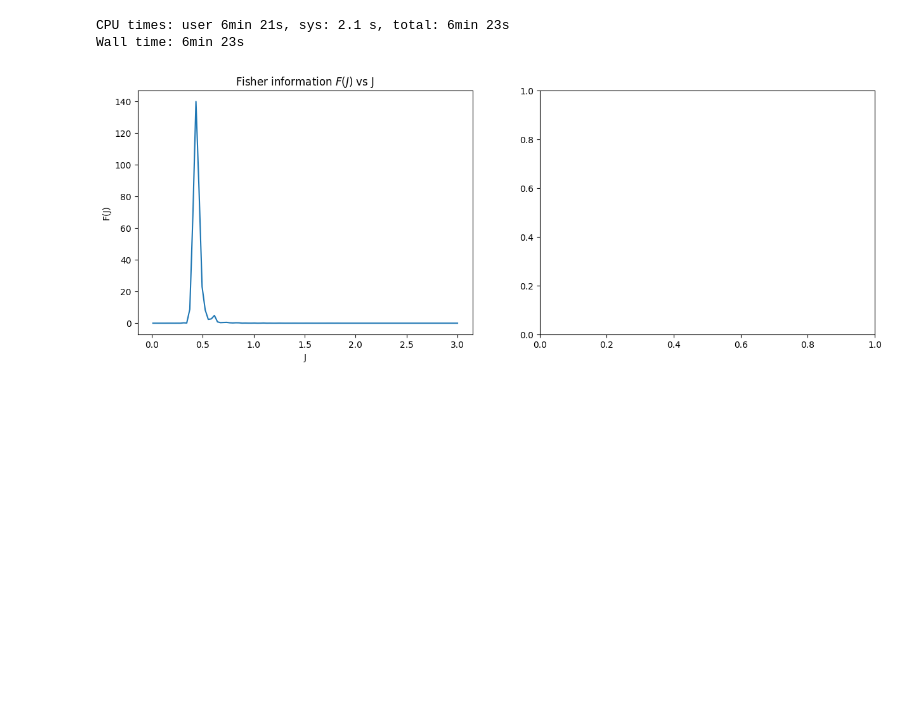
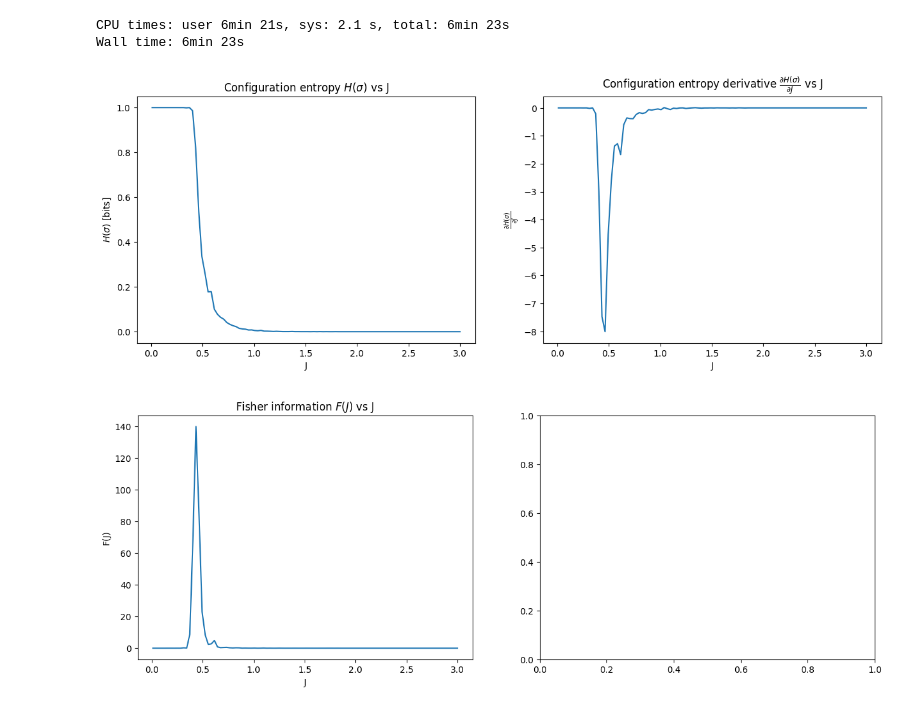
Before and after one commit to qianyangchen/IsingModel2D, a Jupyter notebook: Ising2D.ipynb, the cells around one changed output. Saved outputs shown, nothing was run; the diff lists cells and outputs as text; code cells hidden in the pictures; blank space fills up the shorter version.

```diff
--- a/Ising2D.ipynb
+++ b/Ising2D.ipynb
@@ -469,6 +471,21 @@ for j in Js:
 # %% [output]
 CPU times: user 6min 21s, sys: 2.1 s, total: 6min 23s
 Wall time: 6min 23s
+# %%
+etpSigmaDerv = get_derivatives(np.array(list(etpSigma.keys())), np.array(list(etpSigma.values())))
+fig, axes = plt.subplots(nrows=1, ncols=2, figsize=(15, 5))
+ax = axes[0]
+ax.plot(etpSigma.keys(), etpSigma.values())
+ax.set_title(r'Configuration entropy $H(\sigma)$ vs J');
+ax.set_xlabel('J');
+ax.set_ylabel(r'$H(\sigma)$ [bits]');
+ax = axes[1]
+ax.plot(etpSigma.keys(), etpSigmaDerv)
+ax.set_title(r'Configuration entropy derivative $\frac{\partial H(\sigma)}{\partial J}$ vs J');
+ax.set_xlabel('J');
+ax.set_ylabel(r'$\frac{\partial H(\sigma)}{\partial J}$');
+# %% [output]
+[figure, added]
 # %%
 def get_fisher(pdf):
     # density function takes the form f(x;theta), input is a dictionary mapping theta to the corresponding f(x)
```
Also changed, not shown: parts of 5 cells of this notebook.
